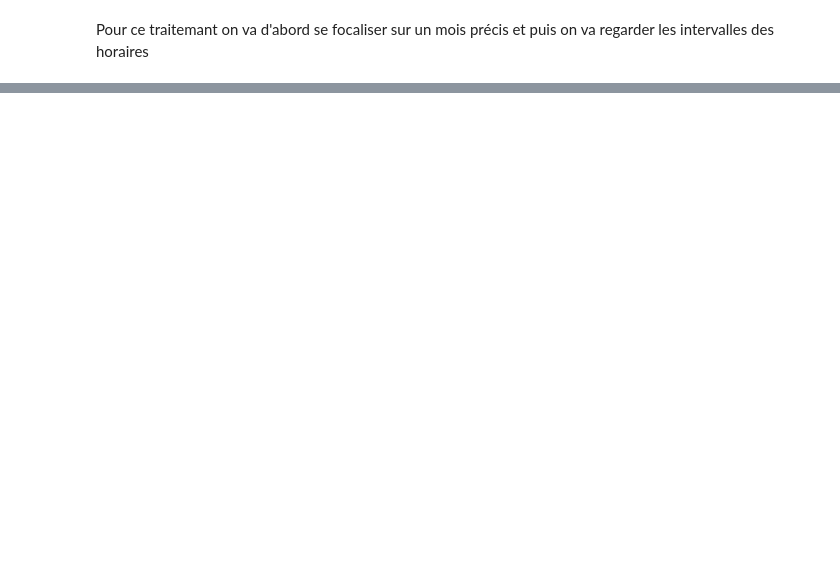
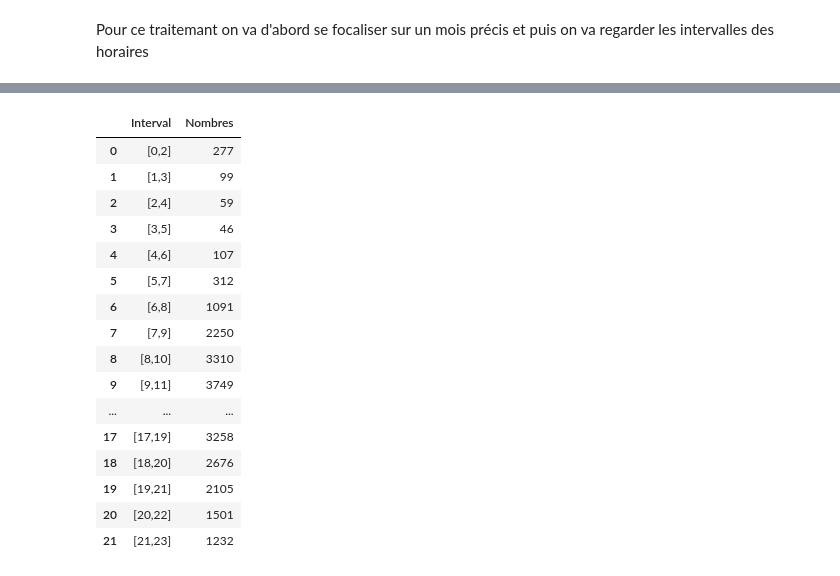
Before and after one commit to LydiaOuam/LydiaOuam, a Jupyter notebook: AnalyseSncf.ipynb, the cells around one changed output, grey strips where cells are left out. Drawn from its saved outputs; the diff is of its cells as text; code cells hidden in the pictures; blank space fills up the shorter version.

```diff
--- a/AnalyseSncf.ipynb
+++ b/AnalyseSncf.ipynb
@@ -224,2 +216,5 @@ df4.count()
 # %%
-donneMoisprecis = df4.where(col("month") == '5')
+donneAnneprecis = df4.where(col("year") == '2019')
+donneMoisprecis = donneAnneprecis.where(col("month") == '5')
+# %%
+donneMoisprecis = donneMoisprecis.orderBy('hour','minute', ascending = True)
@@ -225,0 +224,33 @@ donneMoisprecis = df4.where(col("month") == '5')
+# %%
+
+listInterval = []
+listNumber = []
+for i in range(22):
+    a = donneMoisprecis.where(col("hour").between(i,i+2)).count()
+    chaine = "["+str(i)+','+str(i+2)+"]"
+    listInterval.append(chaine)
+    listNumber.append(a)
+# %%
+MyDataMonth5 = pd.DataFrame(list(zip(listInterval,listNumber)), columns = ['Interval','Nombres'])
+# %%
+# Dans ce dataFrame on peut voir le nombre d'objet perdu entre diff intervalle de temps exemple entre 0h et 2h
+# on a 277 déclaration de perte
+MyDataMonth5
+# %% [output]
+|  | Interval | Nombres |
+| 0 | [0,2] | 277 |
+| 1 | [1,3] | 99 |
+| 2 | [2,4] | 59 |
+| 3 | [3,5] | 46 |
+| 4 | [4,6] | 107 |
+| 5 | [5,7] | 312 |
+| 6 | [6,8] | 1091 |
+| 7 | [7,9] | 2250 |
+| 8 | [8,10] | 3310 |
+| 9 | [9,11] | 3749 |
+| ... | ... | ... |
+| 17 | [17,19] | 3258 |
+| 18 | [18,20] | 2676 |
+| 19 | [19,21] | 2105 |
+| 20 | [20,22] | 1501 |
+| 21 | [21,23] | 1232 |
```
Also changed, not shown: parts of 23 cells of this notebook.
